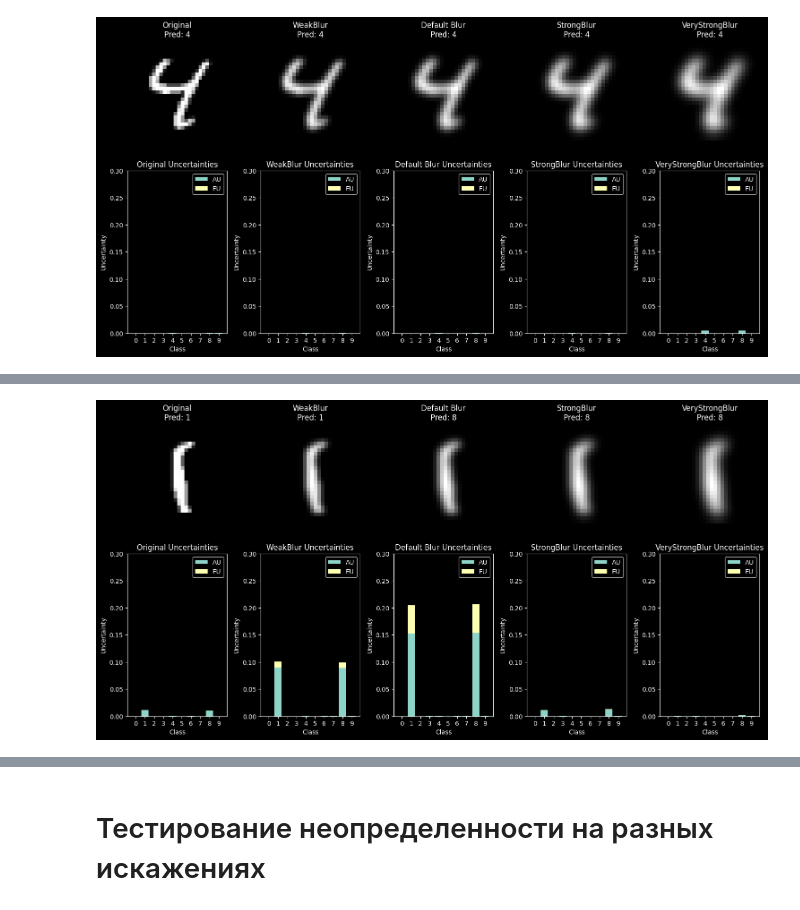
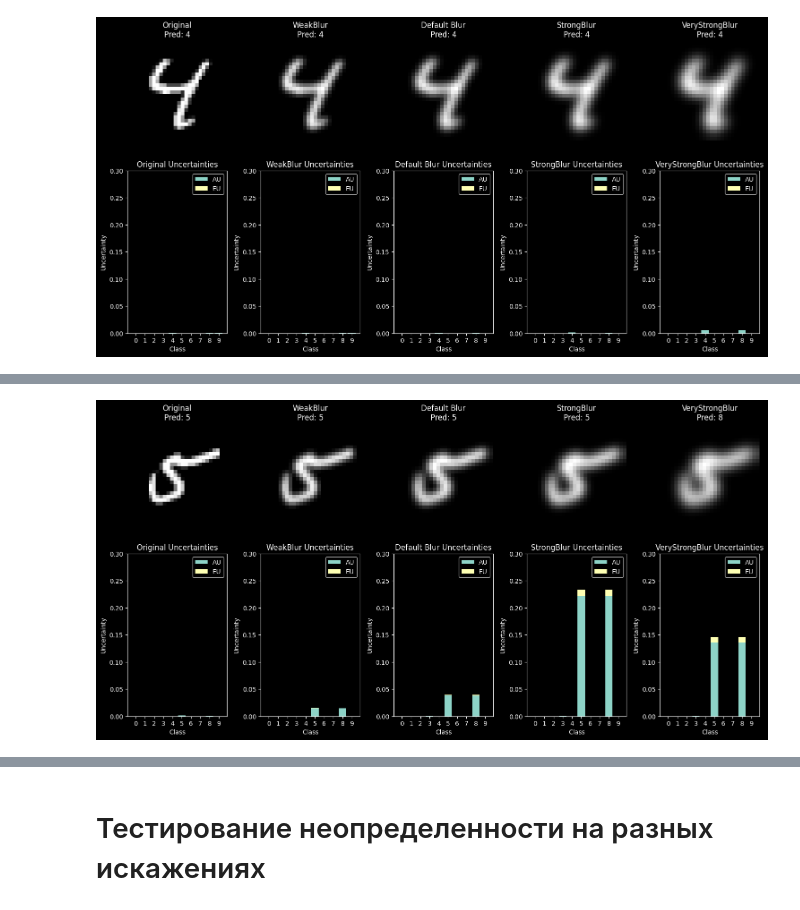
Before and after one commit to qosquo/bayes_nn, a Jupyter notebook: notebooks/mnist_lenet_exp_20260129-164127_corruptions.ipynb, the cells around one changed output, grey strips where cells are left out. Cells and saved outputs as stored; diff of their text form; code cells hidden in the pictures.

```diff
--- a/notebooks/mnist_lenet_exp_20260129-164127_corruptions.ipynb
+++ b/notebooks/mnist_lenet_exp_20260129-164127_corruptions.ipynb
@@ -122,5 +160,5 @@ corruptions_uncertainty(lenet_model, img, corruptions, T=10)
 # %%
-img, label = get_img_from_loader(test_loader, batch_idx=29, img_idx=3, device=config.device)
+img, label = get_img_from_loader(test_loader, batch_idx=592, img_idx=11, device=config.device)
 corruptions_uncertainty(lenet_model, img, corruptions, T=10)
 # %% [output]
-[figure, old version]
+[figure, new version]
```
Also changed, not shown: parts of 22 cells of this notebook, 2 other files.
